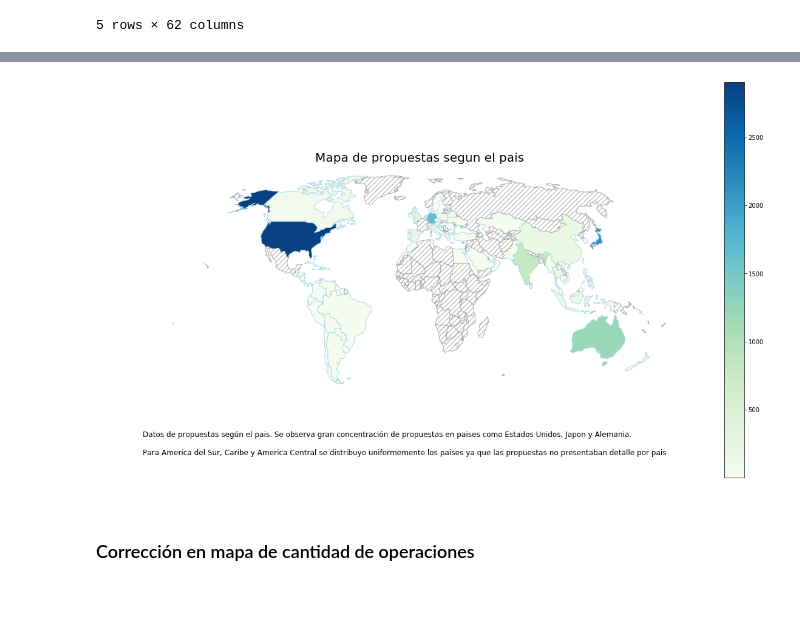
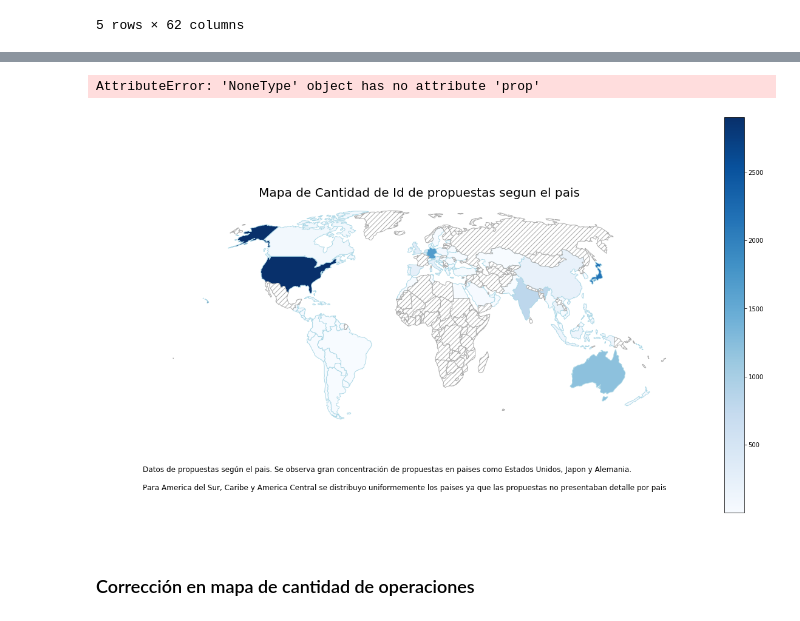
Before and after one commit to faristegui/tpdatos-2c-2020, a Jupyter notebook: tp1-cesar.ipynb, the cells around one changed output, grey strips where cells are left out. Saved outputs shown, nothing was run; the diff lists cells and outputs as text; code cells hidden in the pictures.

```diff
--- a/tp1-cesar.ipynb
+++ b/tp1-cesar.ipynb
@@ -787,7 +787,7 @@ Territory
 Carribean    29
 Name: Territory, dtype: int64
 # %%
-Carribean = ["Honduras","Cuba","Trinidad and Tobago", "Haiti",'Jamaica',"Puerto Rico", "Dominican Republic", "Bahamas"]
+Carribean = ["Cuba","Trinidad and Tobago", "Haiti",'Jamaica',"Puerto Rico", "Dominican Republic", "Bahamas"]
 j = 0
 i= 0
 for index, row in df_train.iterrows():
@@ -1309,22 +1314,23 @@ world.sort_values('Total', ascending=False).head(20)
 # %%
 paisesConCasos = world.dropna(subset=['Total'])
 paisesSinCasos = world[world['Total'].isna()]
 
-ax = paisesConCasos.plot(column='Total', cmap='RdYlBu_r', figsize=(20, 12), k=12, legend=True, edgecolor='lightblue')
+ax = paisesConCasos.plot(column='Total', cmap='Blues', figsize=(20, 12), k=10, legend=True, edgecolor='lightblue')
 paisesSinCasos.plot(ax=ax, color='#ffffff', hatch='///', edgecolor='#aaaaaa')
 
-ax.set_title('Mapa de propuestas segun el pais', fontdict={'fontsize': 20}, loc='center')
+ax.set_title('Mapa de Cantidad de Id de propuestas segun el pais', fontdict={'fontsize': 20}, loc='center')
 description = '''
 Datos de propuestas según el pais. Se observa gran concentración de propuestas en paises como Estados Unidos, Japon y Alemania. \n
 Para America del Sur, Caribe y America Central se distribuyo uniformemente los paises ya que las propuestas no presentaban detalle por pais'''.strip()
 ax.annotate(description, xy=(0.07, 0.1), size=12, xycoords='figure fraction')
 
 ax.set_axis_off()
 legend = ax.get_legend()
 #legend.set_bbox_to_anchor((.11, .4))
-#legend.prop.set_size(12)
+legend.prop.set_size(12)
 # %% [output]
+AttributeError: 'NoneType' object has no attribute 'prop'
-[figure, old version]
+[figure, new version]
 # %% [markdown]
 ### Corrección en mapa de cantidad de operaciones
 # %% [markdown]
```
Also changed, not shown: parts of 41 cells of this notebook.
